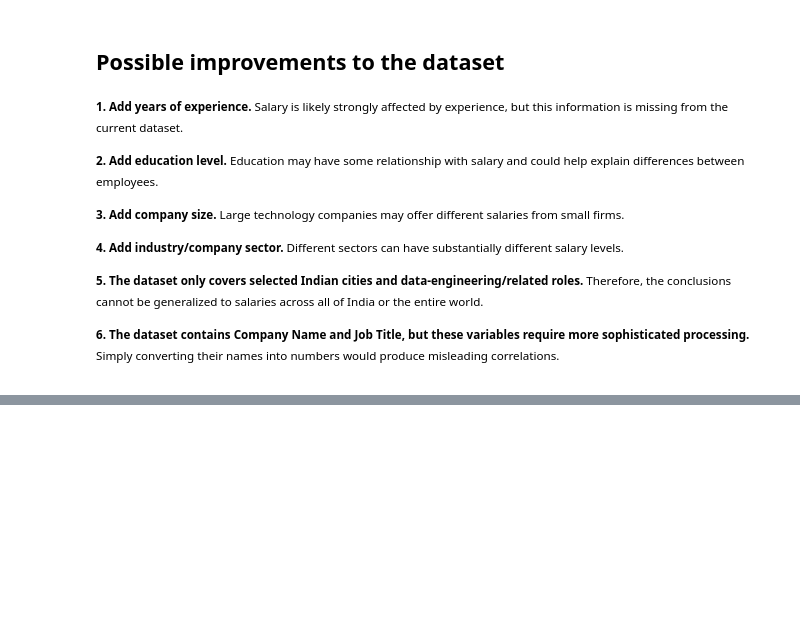
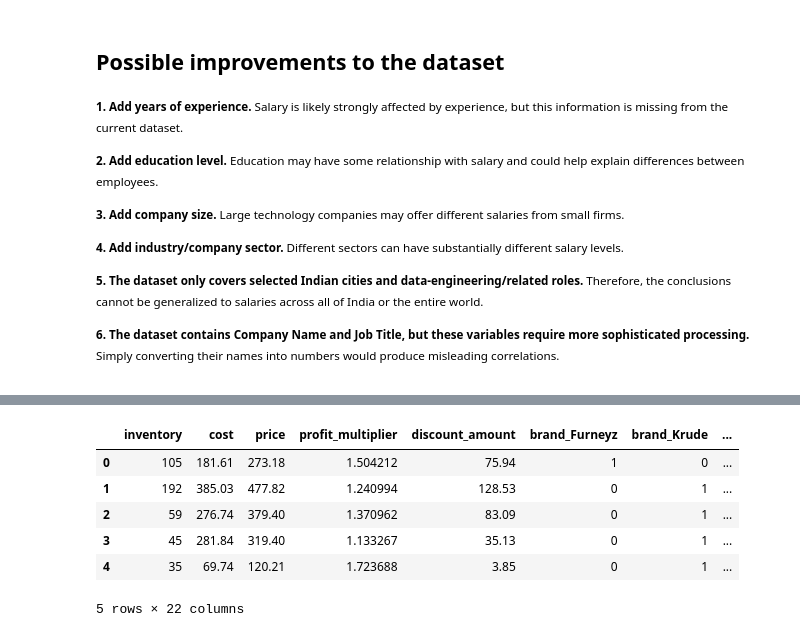
Before and after one commit to harshana25/Data_Analytics_2026_A2504886-, a Jupyter notebook: Excercise_Set_2/test.ipynb, the cells around one changed output, grey strips where cells are left out. Saved outputs shown, nothing was run; the diff lists cells and outputs as text; code cells hidden in the pictures; blank space fills up the shorter version.

```diff
--- a/Excercise_Set_2/test.ipynb
+++ b/Excercise_Set_2/test.ipynb
@@ -356,0 +816,4 @@ df = df.drop_duplicates()
+# %%
+# Remove the original discount_percentage column
+df = df.drop(columns=["discount_percentage"])
+print(df.head())
@@ -356,0 +834,12 @@ df = df.drop_duplicates()
+# %%
+# To see the corelation of the data we need to use one-hot encorded to convert the nominal category in to numerical values
+df = pd.get_dummies(df, columns = ["brand", "category", "material", "delivery_category"], dtype = int)
+df.head()
+# %% [output]
+|  | inventory | cost | price | profit_multiplier | discount_amount | brand_Furneyz | brand_Krude | ... |
+| 0 | 105 | 181.61 | 273.18 | 1.504212 | 75.94 | 1 | 0 | ... |
+| 1 | 192 | 385.03 | 477.82 | 1.240994 | 128.53 | 0 | 1 | ... |
+| 2 | 59 | 276.74 | 379.40 | 1.370962 | 83.09 | 0 | 1 | ... |
+| 3 | 45 | 281.84 | 319.40 | 1.133267 | 35.13 | 0 | 1 | ... |
+| 4 | 35 | 69.74 | 120.21 | 1.723688 | 3.85 | 0 | 1 | ... |
+5 rows × 22 columns
```
Also changed, not shown: parts of 69 cells of this notebook.
